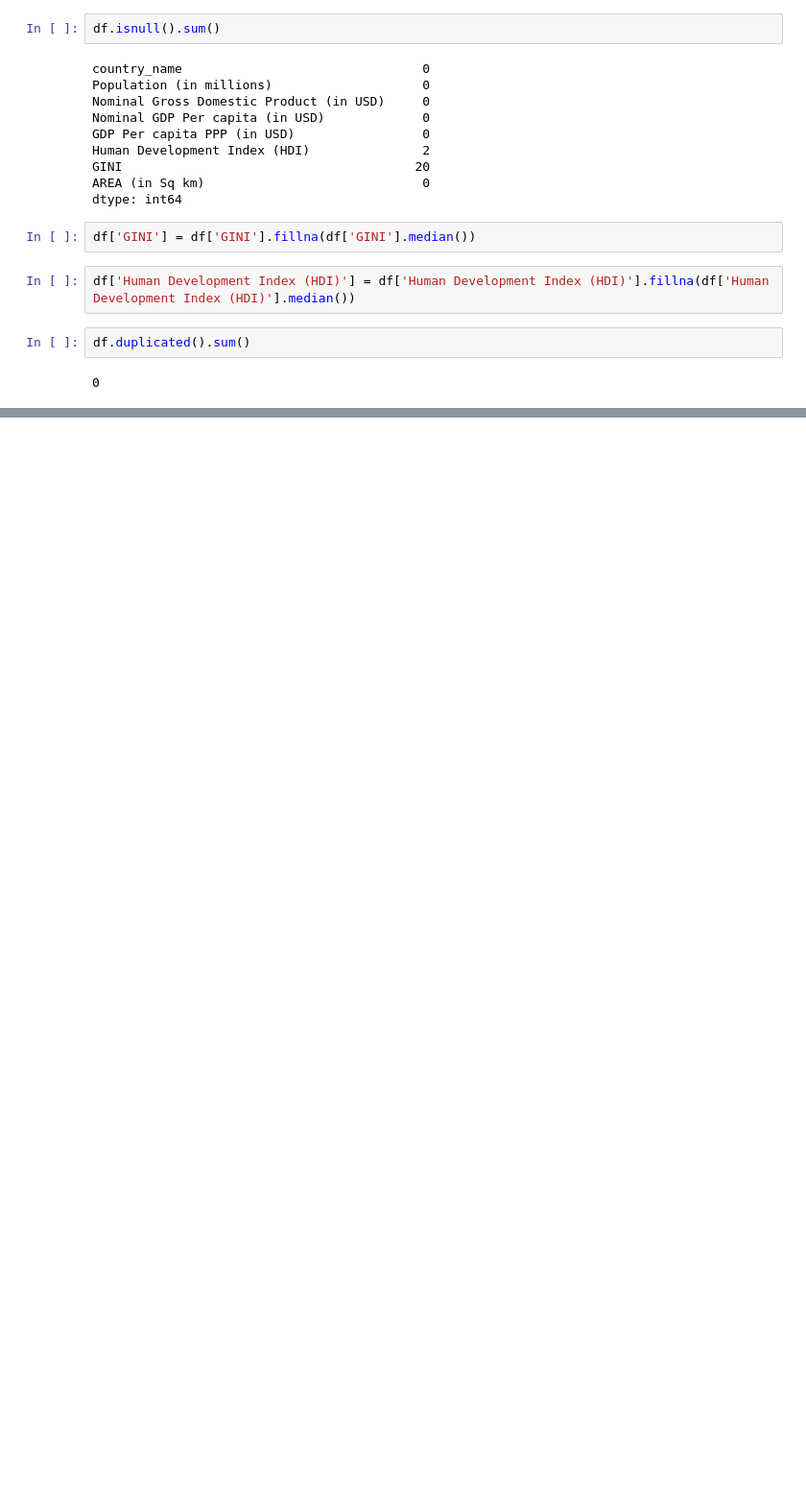
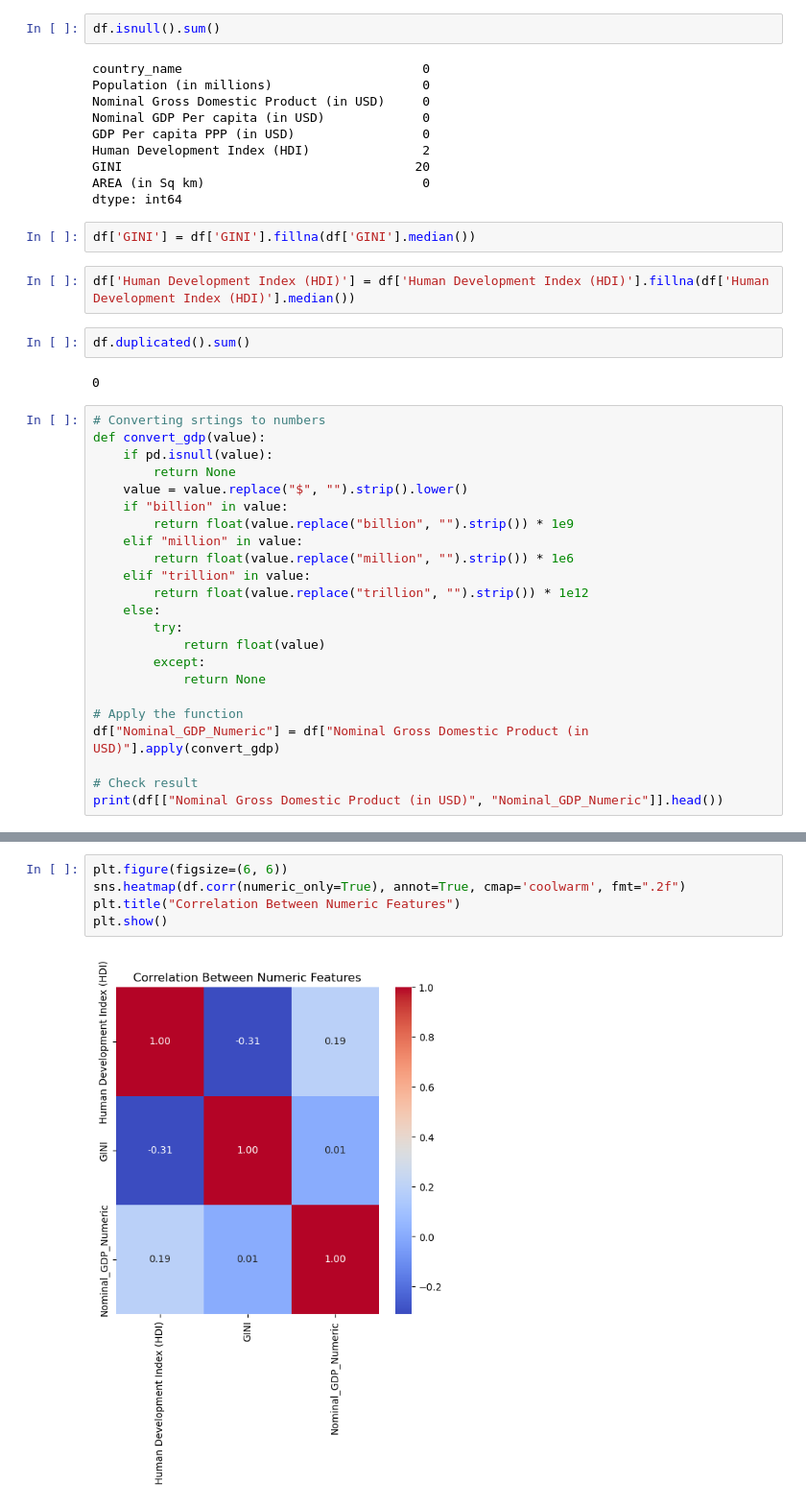
Before and after one commit to kxrrym03/UN-Countries-Metrics-Analysis, a Jupyter notebook: UN Countries Metrics.ipynb, the cells around one changed output, grey strips where cells are left out. Shown at 96% size. Saved outputs shown, nothing was run; the diff lists cells and outputs as text; blank space fills up the shorter version.

```diff
--- a/UN Countries Metrics.ipynb
+++ b/UN Countries Metrics.ipynb
@@ -76,3 +76,26 @@ df['Human Development Index (HDI)'] = df['Human Development Index (HDI)'].fillna
 df.duplicated().sum()
 # %% [output]
 0
+# %%
+# Converting srtings to numbers
+def convert_gdp(value):
+    if pd.isnull(value):
+        return None
+    value = value.replace("$", "").strip().lower()
+    if "billion" in value:
+        return float(value.replace("billion", "").strip()) * 1e9
+    elif "million" in value:
+        return float(value.replace("million", "").strip()) * 1e6
+    elif "trillion" in value:
+        return float(value.replace("trillion", "").strip()) * 1e12
+    else:
+        try:
+            return float(value)
+        except:
+            return None
+
+# Apply the function
+df["Nominal_GDP_Numeric"] = df["Nominal Gross Domestic Product (in USD)"].apply(convert_gdp)
+
+# Check result
+print(df[["Nominal Gross Domestic Product (in USD)", "Nominal_GDP_Numeric"]].head())
@@ -78,0 +109,7 @@ df.duplicated().sum()
+# %%
+plt.figure(figsize=(6, 6))
+sns.heatmap(df.corr(numeric_only=True), annot=True, cmap='coolwarm', fmt=".2f")
+plt.title("Correlation Between Numeric Features")
+plt.show()
+# %% [output]
+[figure, added]
```
Also changed, not shown: parts of 3 cells of this notebook.
